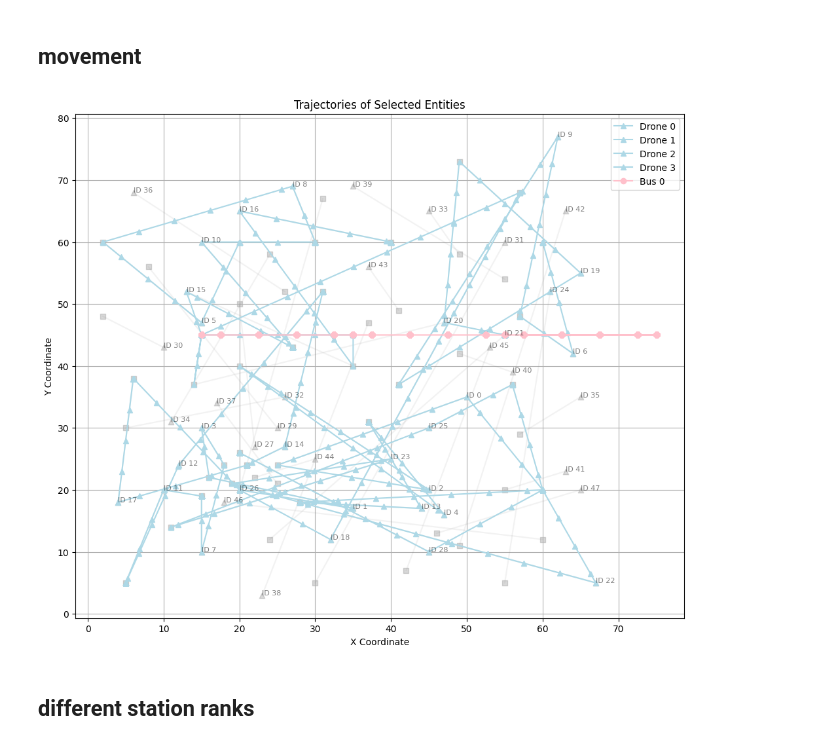
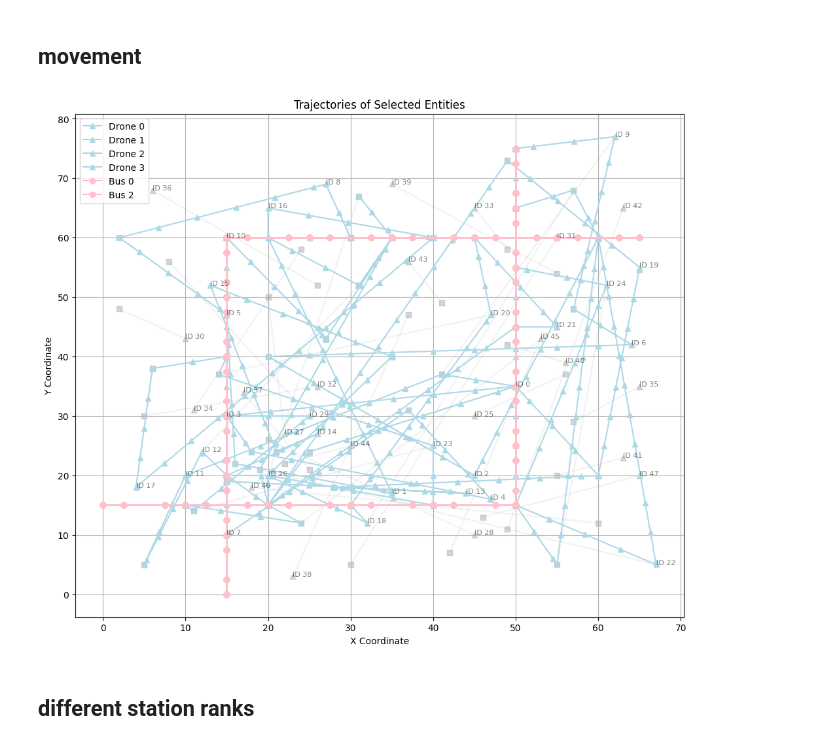
Before and after one commit to Jingren-Tang/New_Drone, a Jupyter notebook: DA_sample_project_future_assignment_regional_drone.ipynb, the cells around one changed output. Drawn from its saved outputs; the diff is of its cells as text; code cells hidden in the pictures.

```diff
--- a/DA_sample_project_future_assignment_regional_drone.ipynb
+++ b/DA_sample_project_future_assignment_regional_drone.ipynb
@@ -2796,7 +2817,7 @@ def calculate_distance(x1, y1, x2, y2):
 
 task_queue_threshold = 5  # Threshold for batch processing
 tolerance = 10
-allow_cross_region = False  # 设置为True允许跨区域，False则限制在各自区域
+allow_cross_region = True  # 设置为True允许跨区域，False则限制在各自区域
 
 # 初始化统计信息
 task_statistics = []
@@ -2857,7 +2878,6 @@ while current_time <= total_time:
         print(f"\n======== 时间: {current_time} ========")
         drone_fleet.report_drone_status(current_time)
         drone_fleet.analyze_queues(current_time)
-
 
 
     bus_system.simulate(bus_lines, bus_stations_df)
@@ -3115,7 +3135,7 @@ while current_time <= total_time:
                 package.update_status('on_delivery_drone')
                 task = get_task_by_id(package.task_id)
                 if task is not None:
-                    drone.assign_delivery_task(task, task['delivery_x'], task['delivery_y'],task['line'] )
+                    drone.assign_delivery_task_destination(task )
                     drone.status = 'moving_to_delivery'
                     package.current_drone_id = drone.drone_id
                 else:
@@ -3273,35 +3296,35 @@ def plot_multiple_trajectories(simulation_records, package_records, drone_ids=No
             if not drone_df.empty:
                 ax.plot(drone_df["x"], drone_df["y"],
                        linestyle="-", marker="^",
                        label=f"Drone {drone_id}",
                        color="lightblue")
 
     # 绘制巴士轨迹
     if bus_ids:
         for bus_id in bus_ids:
             bus_df = sim_df[(sim_df["entity"] == "bus") & (sim_df["id"] == bus_id)]
             if not bus_df.empty:
                 ax.plot(bus_df["x"], bus_df["y"],
                        linestyle="-", marker="o",
                        label=f"Bus {bus_id}",
                        color="pink")
 
     # 设置图表样式
     ax.set_title("Trajectories of Selected Entities")
     ax.set_xlabel("X Coordinate")
     ax.set_ylabel("Y Coordinate")
     ax.grid(True)
     ax.legend()
 
     plt.show()
 
 plot_multiple_trajectories(simulation_records, package_records,
                          drone_ids=[0,1,2,3
                         ],
-                         bus_ids=[0],
+                         bus_ids=[0,2],
                          package_ids=[])
 # %% [output]
-[figure, old version]
+[figure, new version]
 # %% [markdown]
 ## different station ranks
 # %%
```
Also changed, not shown: parts of 6 cells of this notebook, 3 other files.
